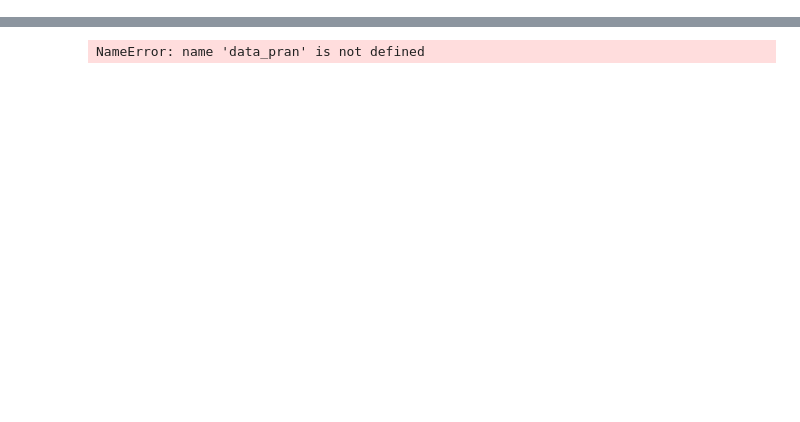
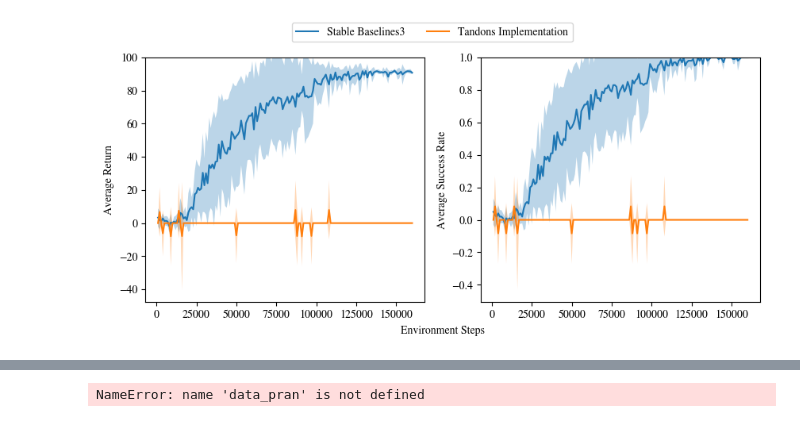
Before and after one commit to rosa-wolf/Multi-Phase-Skill-Learning-SlidingPuzzle, a Jupyter notebook: eval_data.ipynb, the cells around one changed output, grey strips where cells are left out. Cells and saved outputs as stored; diff of their text form; code cells hidden in the pictures; blank space fills up the shorter version.

Commit message:
Eval runs for 1xs puzzle

```diff
--- a/eval_data.ipynb
+++ b/eval_data.ipynb
@@ -11,3 +44,21 @@ path_pran = ["/home/rosa/Documents/Uni/Masterarbeit/pytorch-soft-actor-critic/2x
+# %%
+path_stable = ["SAC/checkpoints/2x2_puzzle/Comparison_Tandon/StableBaselines3/skill_conditioned_2x2_eval01_num_skills8_neg_distFalse_movementFalse_reward_on_changeTrue_sparseTrue/evaluations.npz",
+              "SAC/checkpoints/2x2_puzzle/Comparison_Tandon/StableBaselines3/skill_conditioned_2x2_eval02_num_skills8_neg_distFalse_movementFalse_reward_on_changeTrue_sparseTrue/evaluations.npz",
+              "SAC/checkpoints/2x2_puzzle/Comparison_Tandon/StableBaselines3/skill_conditioned_2x2_eval03_num_skills8_neg_distFalse_movementFalse_reward_on_changeTrue_sparseTrue/evaluations.npz",
+              "SAC/checkpoints/2x2_puzzle/Comparison_Tandon/StableBaselines3/skill_conditioned_2x2_eval04_num_skills8_neg_distFalse_movementFalse_reward_on_changeTrue_sparseTrue/evaluations.npz",
+              "SAC/checkpoints/2x2_puzzle/Comparison_Tandon/StableBaselines3/skill_conditioned_2x2_eval05_num_skills8_neg_distFalse_movementFalse_reward_on_changeTrue_sparseTrue/evaluations.npz",
+              "SAC/checkpoints/2x2_puzzle/Comparison_Tandon/StableBaselines3/skill_conditioned_2x2_eval06_num_skills8_neg_distFalse_movementFalse_reward_on_changeTrue_sparseTrue/evaluations.npz",
+               "SAC/checkpoints/2x2_puzzle/Comparison_Tandon/StableBaselines3/skill_conditioned_2x2_eval07_num_skills8_neg_distFalse_movementFalse_reward_on_changeTrue_sparseTrue/evaluations.npz",
+               "SAC/checkpoints/2x2_puzzle/Comparison_Tandon/StableBaselines3/skill_conditioned_2x2_eval08_num_skills8_neg_distFalse_movementFalse_reward_on_changeTrue_sparseTrue/evaluations.npz",
+               "SAC/checkpoints/2x2_puzzle/Comparison_Tandon/StableBaselines3/skill_conditioned_2x2_eval09_num_skills8_neg_distFalse_movementFalse_reward_on_changeTrue_sparseTrue/evaluations.npz",
+               "SAC/checkpoints/2x2_puzzle/Comparison_Tandon/StableBaselines3/skill_conditioned_2x2_eval10_num_skills8_neg_distFalse_movementFalse_reward_on_changeTrue_sparseTrue/evaluations.npz"]
+
+path_tandon = ["SAC/checkpoints/2x2_puzzle/Comparison_Tandon/Tandon/eval01_2000.npz",
+            "SAC/checkpoints/2x2_puzzle/Comparison_Tandon/Tandon/eval02_2000.npz",
+            "SAC/checkpoints/2x2_puzzle/Comparison_Tandon/Tandon/eval03_2000.npz",
+            "SAC/checkpoints/2x2_puzzle/Comparison_Tandon/Tandon/eval04_2000.npz",
+            "SAC/checkpoints/2x2_puzzle/Comparison_Tandon/Tandon/eval05_2000.npz",
+            "SAC/checkpoints/2x2_puzzle/Comparison_Tandon/Tandon/eval06_2000.npz"]
 # %%
 data_stable = np.load(path_stable[1], mmap_mode='r')
 for k in data_stable.files:
@@ -41,0 +88,39 @@ plt.show()
+# %%
+fig, ax = plt.subplots(1, 2, figsize=(10, 4))
+
+x = np.load(path_stable[0], mmap_mode='r')["timesteps"]
+idx = np.where(x <= 160000)
+x = x[idx]
+
+returns_stable, succ_stable = gather_data(path_stable, x, idx)
+returns_tandon, succ_tandon = gather_data(path_tandon, x, idx)
+
+mean_return_stable, std_return_stable = compute_mean_std(x, returns_stable)
+mean_succ_stable, std_succ_stable = compute_mean_std(x, succ_stable)
+
+mean_return_tandon, std_return_tandon = compute_mean_std(x, returns_tandon)
+mean_succ_tandon, std_succ_tandon = compute_mean_std(x, succ_tandon)
+
+ax[0].plot(x, mean_return_stable, label="Stable Baselines3")
+ax[0].fill_between(x, mean_return_stable + std_return_stable, mean_return_stable - std_return_stable, alpha=0.3)
+ax[0].plot(x, mean_return_tandon, label="Tandons Implementation")
+ax[0].fill_between(x, mean_return_tandon + std_return_tandon, mean_return_tandon - std_return_tandon, alpha=0.3)
+ax[0].set_ylim(top=100)
+ax[0].set_ylabel("Average Return")
+
+ax[1].plot(x, mean_succ_stable, label="Stable Baselines3")
+ax[1].fill_between(x, mean_succ_stable + std_succ_stable, mean_succ_stable - std_succ_stable, alpha=0.3)
+ax[1].plot(x, mean_succ_tandon, label="Tandons Implementation")
+ax[1].fill_between(x, mean_succ_tandon + std_succ_tandon, mean_succ_tandon - std_succ_tandon, alpha=0.3)
+ax[1].set_ylim(top=1.)
+ax[1].set_ylabel("Average Success Rate")
+
+
+
+fig.text(0.5, 0.01, 'Environment Steps', ha='center')
+handles, labels = ax[1].get_legend_handles_labels()
+fig.legend(handles, labels, ncol=2, loc='upper center')
+
+plt.show()
+# %% [output]
+[figure, added]
```
Also changed, not shown: parts of 9 cells of this notebook, 11 other files.
